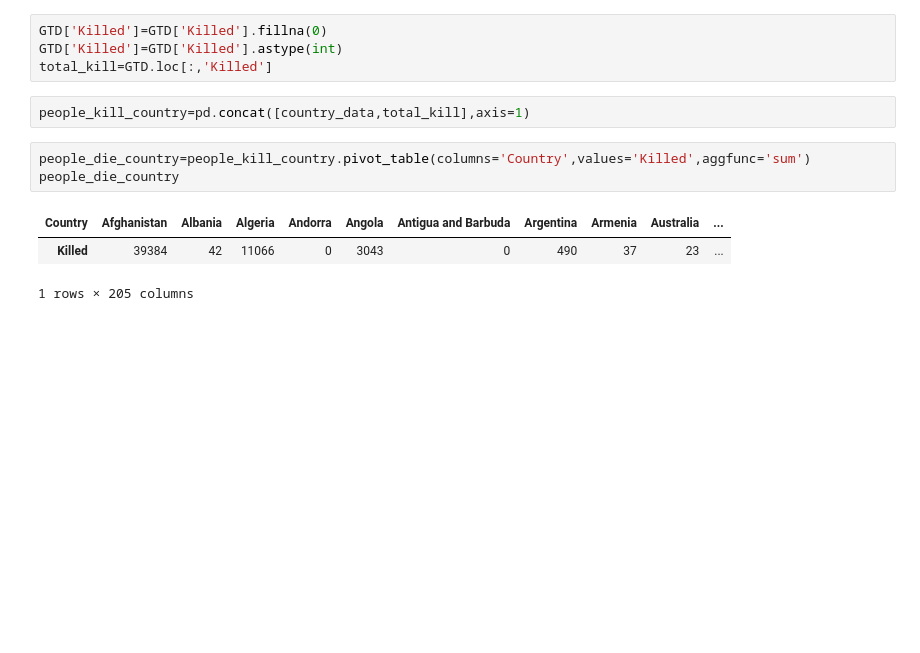
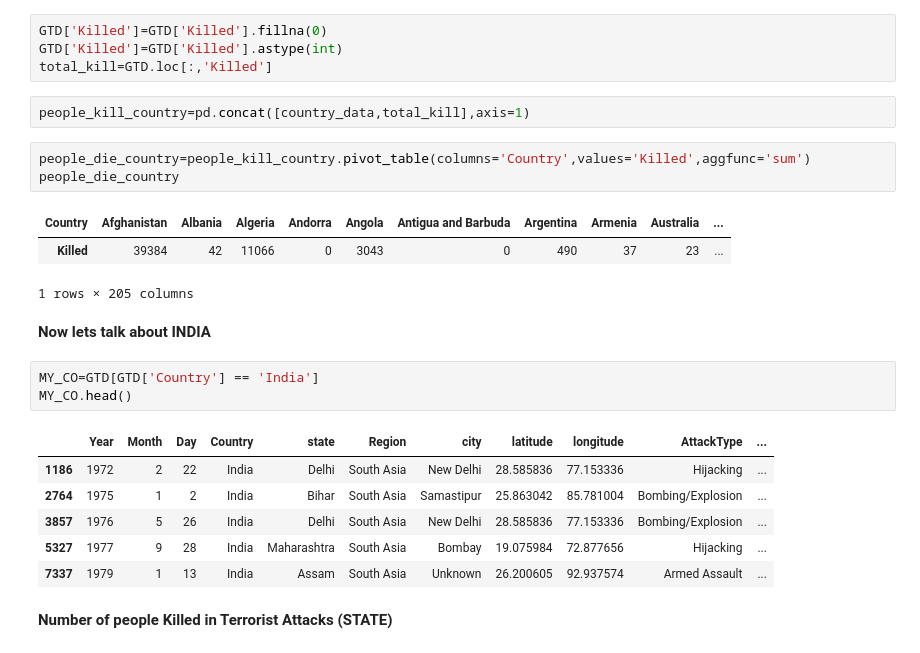
Before and after one commit to Rohan20202/Global-Terrorism-Analysis, a Jupyter notebook: GTD.ipynb, the cells around one changed output. Saved outputs shown, nothing was run; the diff lists cells and outputs as text; blank space fills up the shorter version.

```diff
--- a/GTD.ipynb
+++ b/GTD.ipynb
@@ -363,3 +365,17 @@ people_die_country
 | Country | Afghanistan | Albania | Algeria | Andorra | Angola | Antigua and Barbuda | Argentina | Armenia | Australia | ... |
 | Killed | 39384 | 42 | 11066 | 0 | 3043 | 0 | 490 | 37 | 23 | ... |
 1 rows × 205 columns
+# %% [markdown]
+**Now lets talk about INDIA**
+# %%
+MY_CO=GTD[GTD['Country'] == 'India']
+MY_CO.head()
+# %% [output]
+|  | Year | Month | Day | Country | state | Region | city | latitude | longitude | AttackType | ... |
+| 1186 | 1972 | 2 | 22 | India | Delhi | South Asia | New Delhi | 28.585836 | 77.153336 | Hijacking | ... |
+| 2764 | 1975 | 1 | 2 | India | Bihar | South Asia | Samastipur | 25.863042 | 85.781004 | Bombing/Explosion | ... |
+| 3857 | 1976 | 5 | 26 | India | Delhi | South Asia | New Delhi | 28.585836 | 77.153336 | Bombing/Explosion | ... |
+| 5327 | 1977 | 9 | 28 | India | Maharashtra | South Asia | Bombay | 19.075984 | 72.877656 | Hijacking | ... |
+| 7337 | 1979 | 1 | 13 | India | Assam | South Asia | Unknown | 26.200605 | 92.937574 | Armed Assault | ... |
+# %% [markdown]
+**Number of people Killed in Terrorist Attacks (STATE)**
```
Also changed, not shown: parts of 29 cells of this notebook.
